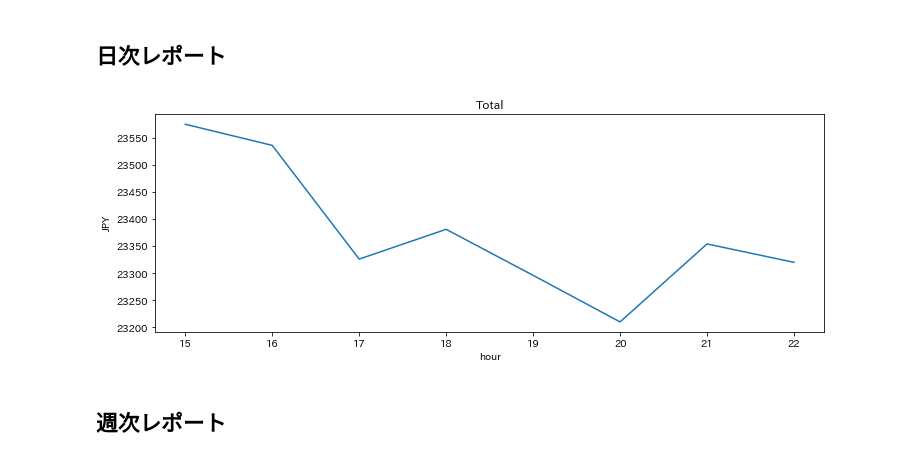
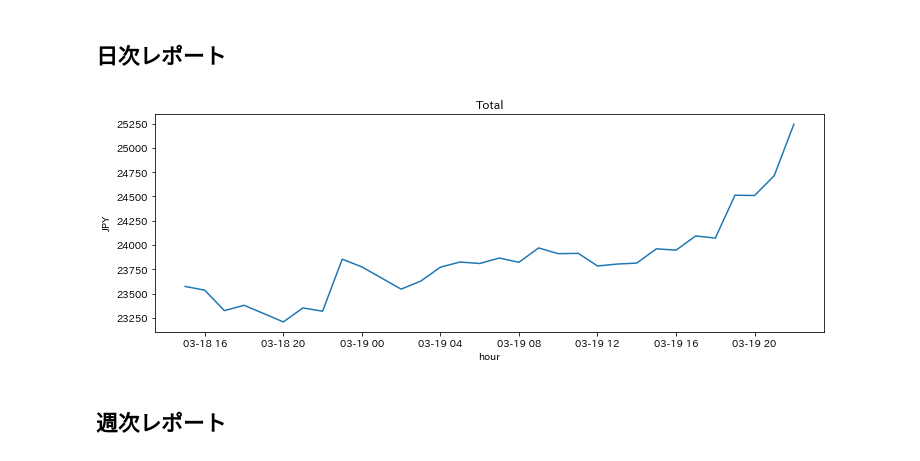
Before and after one commit to tsu-nera/bakuchi, a Jupyter notebook: notebooks/asset.ipynb, the cells around one changed output. Drawn from its saved outputs; the diff is of its cells as text; code cells hidden in the pictures.

Commit message:
faet: update graph

```diff
--- a/notebooks/asset.ipynb
+++ b/notebooks/asset.ipynb
@@ -36,13 +36,13 @@ cc_df.head(3)
 # %% [markdown]
 ## 日次レポート
 # %%
-plt.plot(total_df.index.hour, total_df['total_jpy'])
+plt.plot(total_df.index, total_df['total_jpy'])
 plt.xlabel("hour")
 plt.ylabel("JPY")
 plt.title('Total')
 plt.show()
 # %% [output]
-[figure, old version]
+[figure, new version]
 # %% [markdown]
 ## 週次レポート
 # %% [markdown]
```
Also changed, not shown: parts of 1 cell of this notebook, 4 other files.
